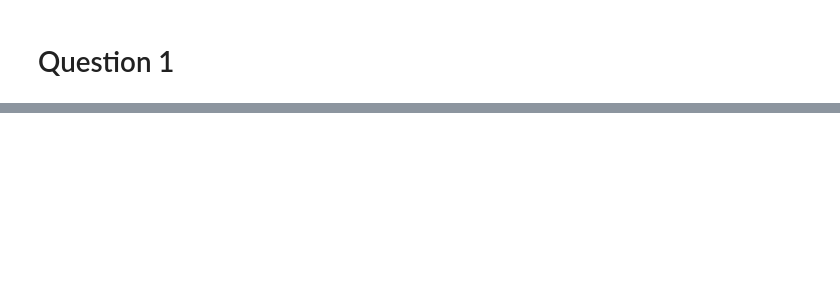
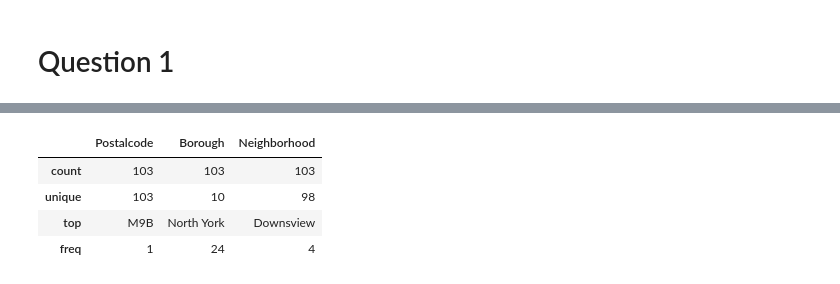
Before and after one commit to siennaspiglanin/github-example, a Jupyter notebook: Segmenting and Clustering Neighborhoods in Toronto Q1.ipynb, the cells around one changed output, grey strips where cells are left out. Cells and saved outputs as stored; diff of their text form; code cells hidden in the pictures; blank space fills up the shorter version.

```diff
--- a/Segmenting and Clustering Neighborhoods in Toronto Q1.ipynb
+++ b/Segmenting and Clustering Neighborhoods in Toronto Q1.ipynb
@@ -182,0 +75,8 @@ FileNotFoundError: [Errno 2] File b'Geospatial_Coordinates.csv' does not exist:
+# %%
+df.describe()
+# %% [output]
+|  | Postalcode | Borough | Neighborhood |
+| count | 103 | 103 | 103 |
+| unique | 103 | 10 | 98 |
+| top | M9B | North York | Downsview |
+| freq | 1 | 24 | 4 |
```
Also changed, not shown: parts of 39 cells of this notebook.
